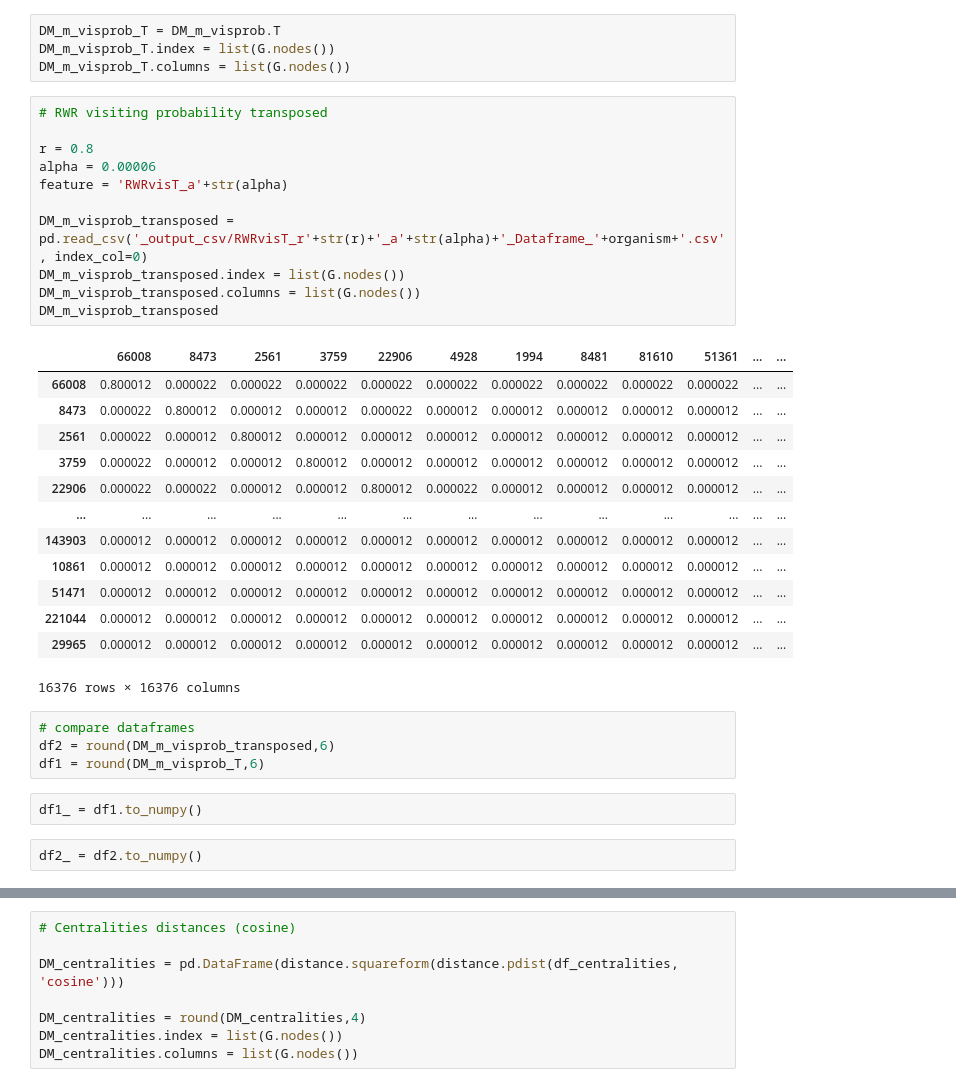
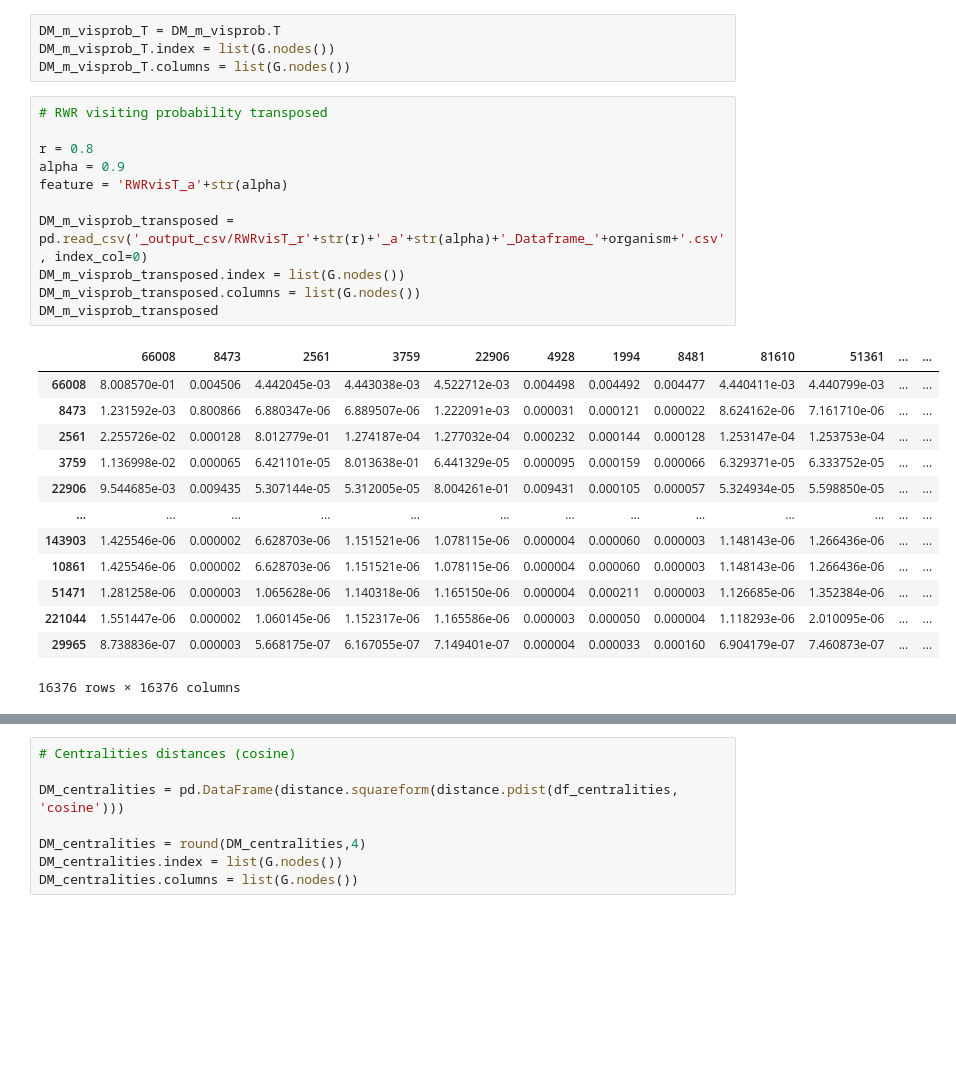
Before and after one commit to menchelab/CartoGRAPHs, a Jupyter notebook: multidimvis_main_v06.ipynb, the cells around one changed output, grey strips where cells are left out. Saved outputs shown, nothing was run; the diff lists cells and outputs as text; blank space fills up the shorter version.

```diff
--- a/multidimvis_main_v06.ipynb
+++ b/multidimvis_main_v06.ipynb
@@ -275,33 +275,25 @@ DM_m_visprob_T.columns = list(G.nodes())
 # %%
 # RWR visiting probability transposed
 
 r = 0.8
-alpha = 0.00006
+alpha = 0.9
 feature = 'RWRvisT_a'+str(alpha)
 
 DM_m_visprob_transposed = pd.read_csv('_output_csv/RWRvisT_r'+str(r)+'_a'+str(alpha)+'_Dataframe_'+organism+'.csv', index_col=0)
 DM_m_visprob_transposed.index = list(G.nodes())
 DM_m_visprob_transposed.columns = list(G.nodes())
 DM_m_visprob_transposed
 # %% [output]
 |  | 66008 | 8473 | 2561 | 3759 | 22906 | 4928 | 1994 | 8481 | 81610 | 51361 | ... | ... |
-| 66008 | 0.800012 | 0.000022 | 0.000022 | 0.000022 | 0.000022 | 0.000022 | 0.000022 | 0.000022 | 0.000022 | 0.000022 | ... | ... |
-| 8473 | 0.000022 | 0.800012 | 0.000012 | 0.000012 | 0.000022 | 0.000012 | 0.000012 | 0.000012 | 0.000012 | 0.000012 | ... | ... |
-| 2561 | 0.000022 | 0.000012 | 0.800012 | 0.000012 | 0.000012 | 0.000012 | 0.000012 | 0.000012 | 0.000012 | 0.000012 | ... | ... |
-| 3759 | 0.000022 | 0.000012 | 0.000012 | 0.800012 | 0.000012 | 0.000012 | 0.000012 | 0.000012 | 0.000012 | 0.000012 | ... | ... |
-| 22906 | 0.000022 | 0.000022 | 0.000012 | 0.000012 | 0.800012 | 0.000022 | 0.000012 | 0.000012 | 0.000012 | 0.000012 | ... | ... |
+| 66008 | 8.008570e-01 | 0.004506 | 4.442045e-03 | 4.443038e-03 | 4.522712e-03 | 0.004498 | 0.004492 | 0.004477 | 4.440411e-03 | 4.440799e-03 | ... | ... |
+| 8473 | 1.231592e-03 | 0.800866 | 6.880347e-06 | 6.889507e-06 | 1.222091e-03 | 0.000031 | 0.000121 | 0.000022 | 8.624162e-06 | 7.161710e-06 | ... | ... |
+| 2561 | 2.255726e-02 | 0.000128 | 8.012779e-01 | 1.274187e-04 | 1.277032e-04 | 0.000232 | 0.000144 | 0.000128 | 1.253147e-04 | 1.253753e-04 | ... | ... |
+| 3759 | 1.136998e-02 | 0.000065 | 6.421101e-05 | 8.013638e-01 | 6.441329e-05 | 0.000095 | 0.000159 | 0.000066 | 6.329371e-05 | 6.333752e-05 | ... | ... |
+| 22906 | 9.544685e-03 | 0.009435 | 5.307144e-05 | 5.312005e-05 | 8.004261e-01 | 0.009431 | 0.000105 | 0.000057 | 5.324934e-05 | 5.598850e-05 | ... | ... |
 | ... | ... | ... | ... | ... | ... | ... | ... | ... | ... | ... | ... | ... |
-| 143903 | 0.000012 | 0.000012 | 0.000012 | 0.000012 | 0.000012 | 0.000012 | 0.000012 | 0.000012 | 0.000012 | 0.000012 | ... | ... |
-| 10861 | 0.000012 | 0.000012 | 0.000012 | 0.000012 | 0.000012 | 0.000012 | 0.000012 | 0.000012 | 0.000012 | 0.000012 | ... | ... |
-| 51471 | 0.000012 | 0.000012 | 0.000012 | 0.000012 | 0.000012 | 0.000012 | 0.000012 | 0.000012 | 0.000012 | 0.000012 | ... | ... |
-| 221044 | 0.000012 | 0.000012 | 0.000012 | 0.000012 | 0.000012 | 0.000012 | 0.000012 | 0.000012 | 0.000012 | 0.000012 | ... | ... |
-| 29965 | 0.000012 | 0.000012 | 0.000012 | 0.000012 | 0.000012 | 0.000012 | 0.000012 | 0.000012 | 0.000012 | 0.000012 | ... | ... |
+| 143903 | 1.425546e-06 | 0.000002 | 6.628703e-06 | 1.151521e-06 | 1.078115e-06 | 0.000004 | 0.000060 | 0.000003 | 1.148143e-06 | 1.266436e-06 | ... | ... |
+| 10861 | 1.425546e-06 | 0.000002 | 6.628703e-06 | 1.151521e-06 | 1.078115e-06 | 0.000004 | 0.000060 | 0.000003 | 1.148143e-06 | 1.266436e-06 | ... | ... |
+| 51471 | 1.281258e-06 | 0.000003 | 1.065628e-06 | 1.140318e-06 | 1.165150e-06 | 0.000004 | 0.000211 | 0.000003 | 1.126685e-06 | 1.352384e-06 | ... | ... |
+| 221044 | 1.551447e-06 | 0.000002 | 1.060145e-06 | 1.152317e-06 | 1.165586e-06 | 0.000003 | 0.000050 | 0.000004 | 1.118293e-06 | 2.010095e-06 | ... | ... |
+| 29965 | 8.738836e-07 | 0.000003 | 5.668175e-07 | 6.167055e-07 | 7.149401e-07 | 0.000004 | 0.000033 | 0.000160 | 6.904179e-07 | 7.460873e-07 | ... | ... |
 16376 rows × 16376 columns
-# %%
-# compare dataframes
-df2 = round(DM_m_visprob_transposed,6)
-df1 = round(DM_m_visprob_T,6)
-# %%
-df1_ = df1.to_numpy()
-# %%
-df2_ = df2.to_numpy()
```
Also changed, not shown: parts of 15 cells of this notebook, 12 other files.
